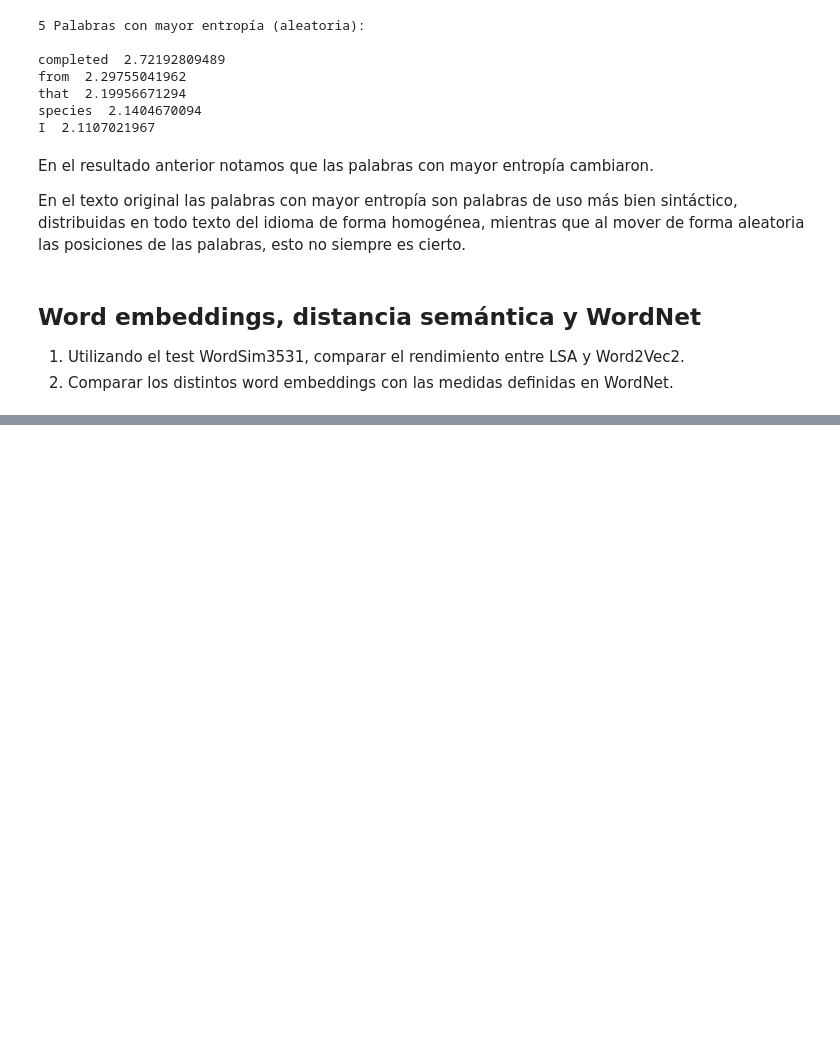
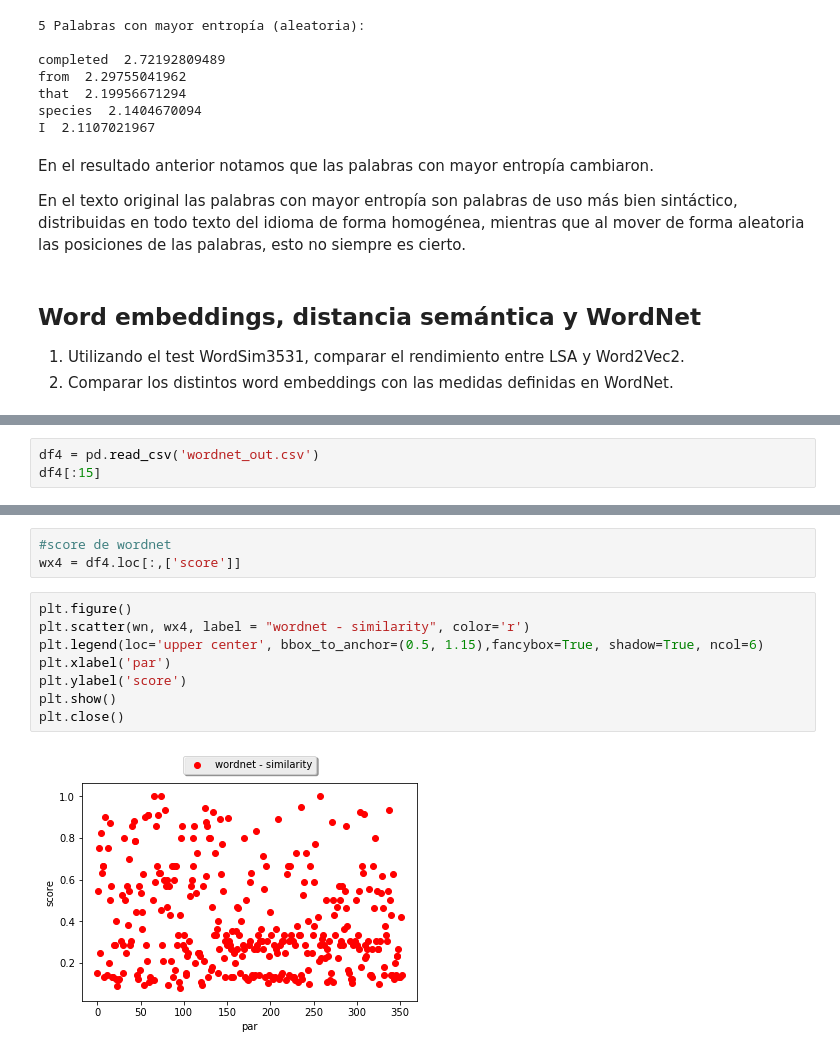
Before and after one commit to barbeiton/tpscd, a Jupyter notebook: tp6/tp6.ipynb, the cells around one changed output, grey strips where cells are left out. Drawn from its saved outputs; the diff is of its cells as text; blank space fills up the shorter version.

```diff
--- a/tp6/tp6.ipynb
+++ b/tp6/tp6.ipynb
@@ -452,0 +645,3 @@ En el texto original las palabras con mayor entropía son palabras de uso más b
+# %%
+df4 = pd.read_csv('wordnet_out.csv')
+df4[:15]
@@ -452,0 +665,13 @@ En el texto original las palabras con mayor entropía son palabras de uso más b
+# %%
+#score de wordnet
+wx4 = df4.loc[:,['score']]
+# %%
+plt.figure()
+plt.scatter(wn, wx4, label = "wordnet - similarity", color='r')
+plt.legend(loc='upper center', bbox_to_anchor=(0.5, 1.15),fancybox=True, shadow=True, ncol=6)
+plt.xlabel('par')
+plt.ylabel('score')
+plt.show()
+plt.close()
+# %% [output]
+[figure, added]
```
Also changed, not shown: parts of 35 cells of this notebook.
